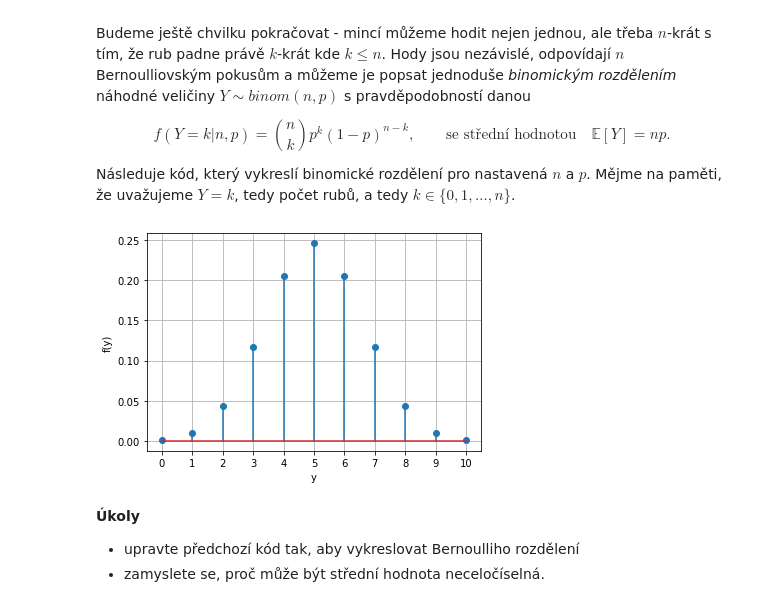
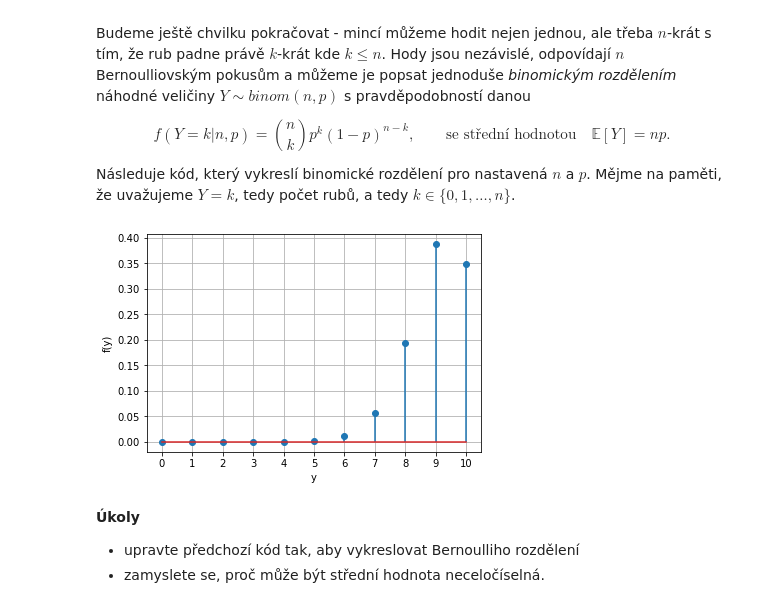
Before and after one commit to TaIos/bml, a Jupyter notebook: prednasky/Uvod_do_modelovani-KD.ipynb, the cells around one changed output. Cells and saved outputs as stored; diff of their text form; code cells hidden in the pictures.

```diff
--- a/prednasky/Uvod_do_modelovani-KD.ipynb
+++ b/prednasky/Uvod_do_modelovani-KD.ipynb
@@ -139,16 +139,16 @@ Následuje kód, který vykreslí binomické rozdělení pro nastavená $n$ a $p
 # %%
 from scipy.stats import binom
 n = 10                               ###
-p = .5                               ###
+p = .9                               ###
 ks = np.arange(0, n+1)
 probs = binom.pmf(n=n, p=p, k=ks)
 plt.stem(ks, probs)
 plt.xticks(ks)
 plt.xlabel('y')
 plt.ylabel('f(y)')
 plt.show()
 # %% [output]
-[figure, old version]
+[figure, new version]
 # %% [markdown]
 **Úkoly**
 - upravte předchozí kód tak, aby vykreslovat Bernoulliho rozdělení
```
Also changed, not shown: parts of 10 cells of this notebook.
